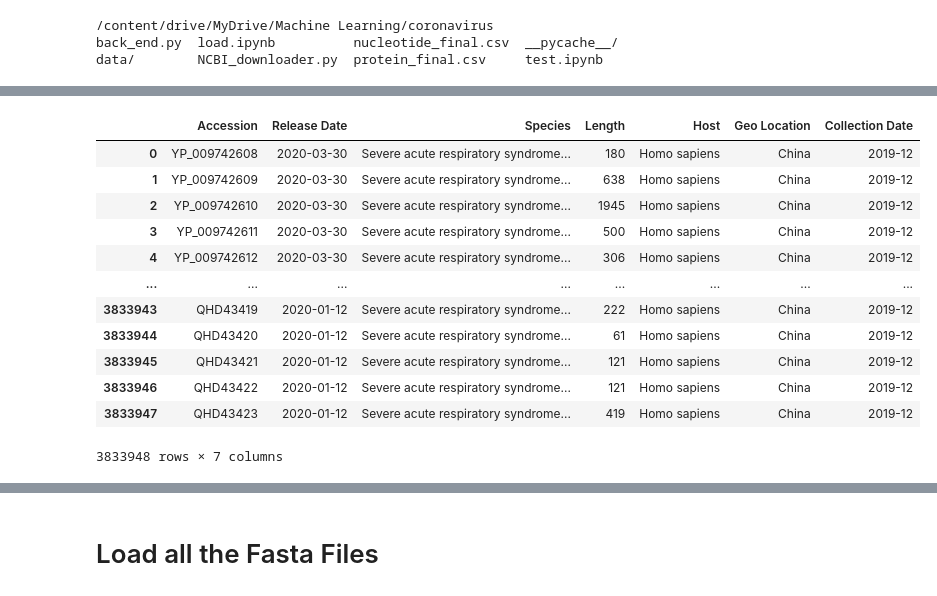
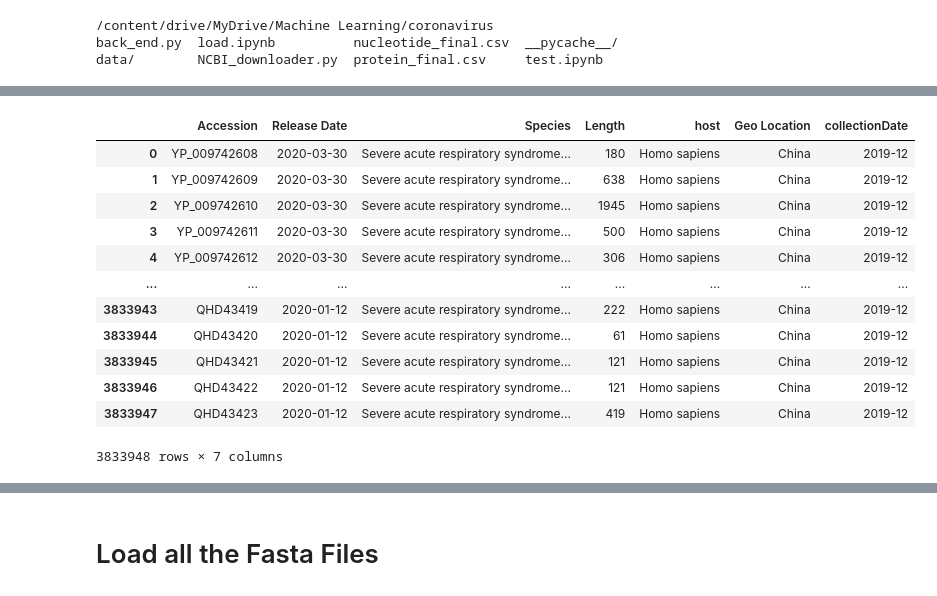
Before and after one commit to chuducthang77/coronavirus, a Jupyter notebook: web/load.ipynb, the cells around one changed output, grey strips where cells are left out. Saved outputs shown, nothing was run; the diff lists cells and outputs as text; code cells hidden in the pictures.

```diff
--- a/web/load.ipynb
+++ b/web/load.ipynb
@@ -63,8 +63,8 @@ Index(['Accession', 'Release_Date', 'Species', 'Length', 'Geo_Location',
       dtype='object')
 # %%
-selected_df = df[['Accession', 'Release_Date','Species','Length','Host','Geo_Location','Collection_Date']]
+selected_df = df[['Accession', 'Release_Date','Species','Length','host','Geo_Location','Collection_Date']]
 #Rename the column
-selected_df = selected_df.rename(columns={'Release_Date':'Release Date', 'Geo_Location':'Geo Location', 'Collection_Date':'Collection Date'})
+selected_df = selected_df.rename(columns={'Release_Date':'Release Date', 'Geo_Location':'Geo Location', 'Collection_Date':'collectionDate'})
 # %%
 selected_df
 # %% [output]
@@ -87,10 +87,10 @@ selected_df['Collection Date'][10:50]
 # %%
 #Keep only the date and remove the rest
-selected_df['Collection Date'] = selected_df['Collection Date'].str[:10]
+selected_df['collectionDate'] = selected_df['collectionDate'].str[:10]
 selected_df['Release Date'] = selected_df['Release Date'].str[:10]
 selected_df
 # %% [output]
-|  | Accession | Release Date | Species | Length | Host | Geo Location | Collection Date |
+|  | Accession | Release Date | Species | Length | host | Geo Location | collectionDate |
 | 0 | YP_009742608 | 2020-03-30 | Severe acute respiratory syndrome... | 180 | Homo sapiens | China | 2019-12 |
 | 1 | YP_009742609 | 2020-03-30 | Severe acute respiratory syndrome... | 638 | Homo sapiens | China | 2019-12 |
 | 2 | YP_009742610 | 2020-03-30 | Severe acute respiratory syndrome... | 1945 | Homo sapiens | China | 2019-12 |
```
Also changed, not shown: parts of 9 cells of this notebook, 1 other file.
